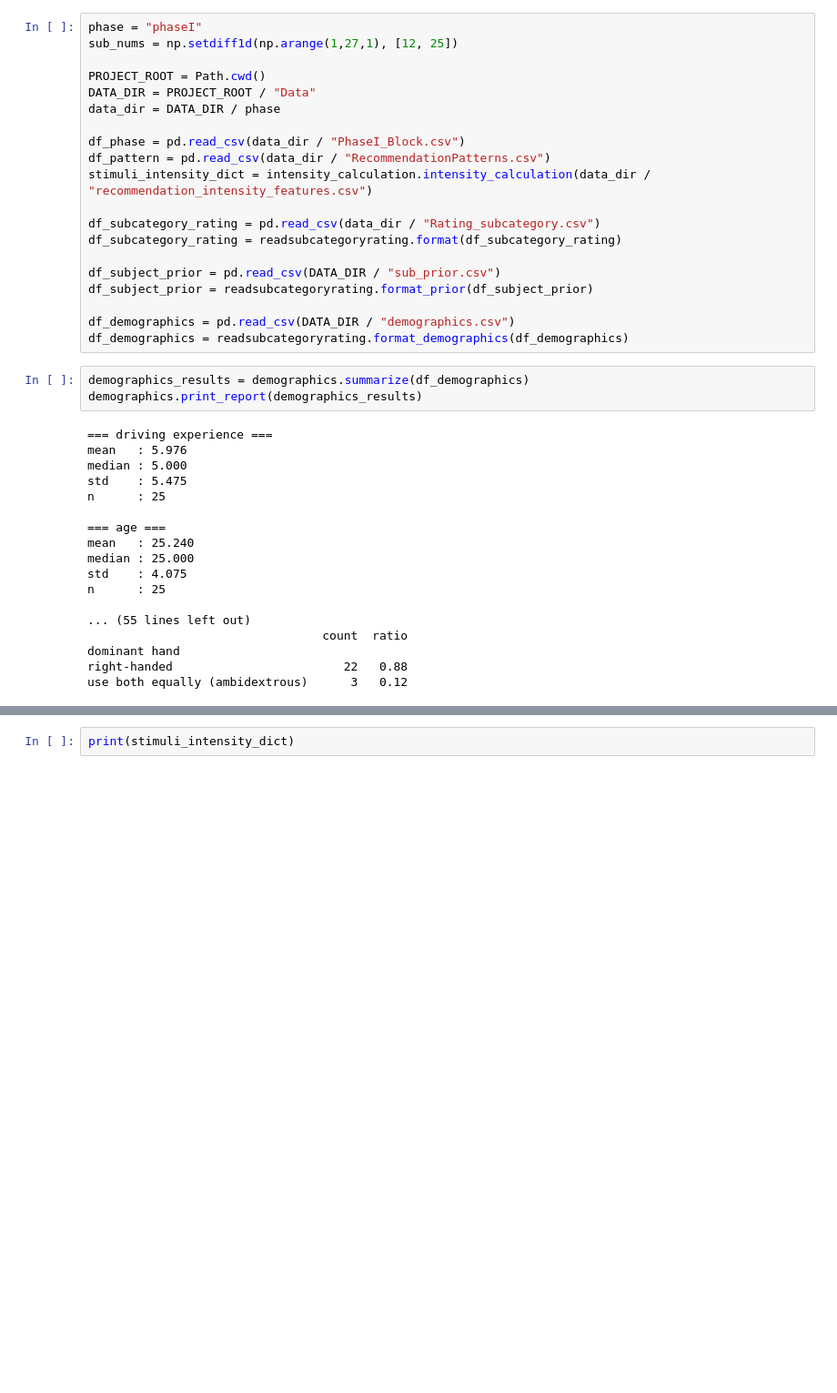
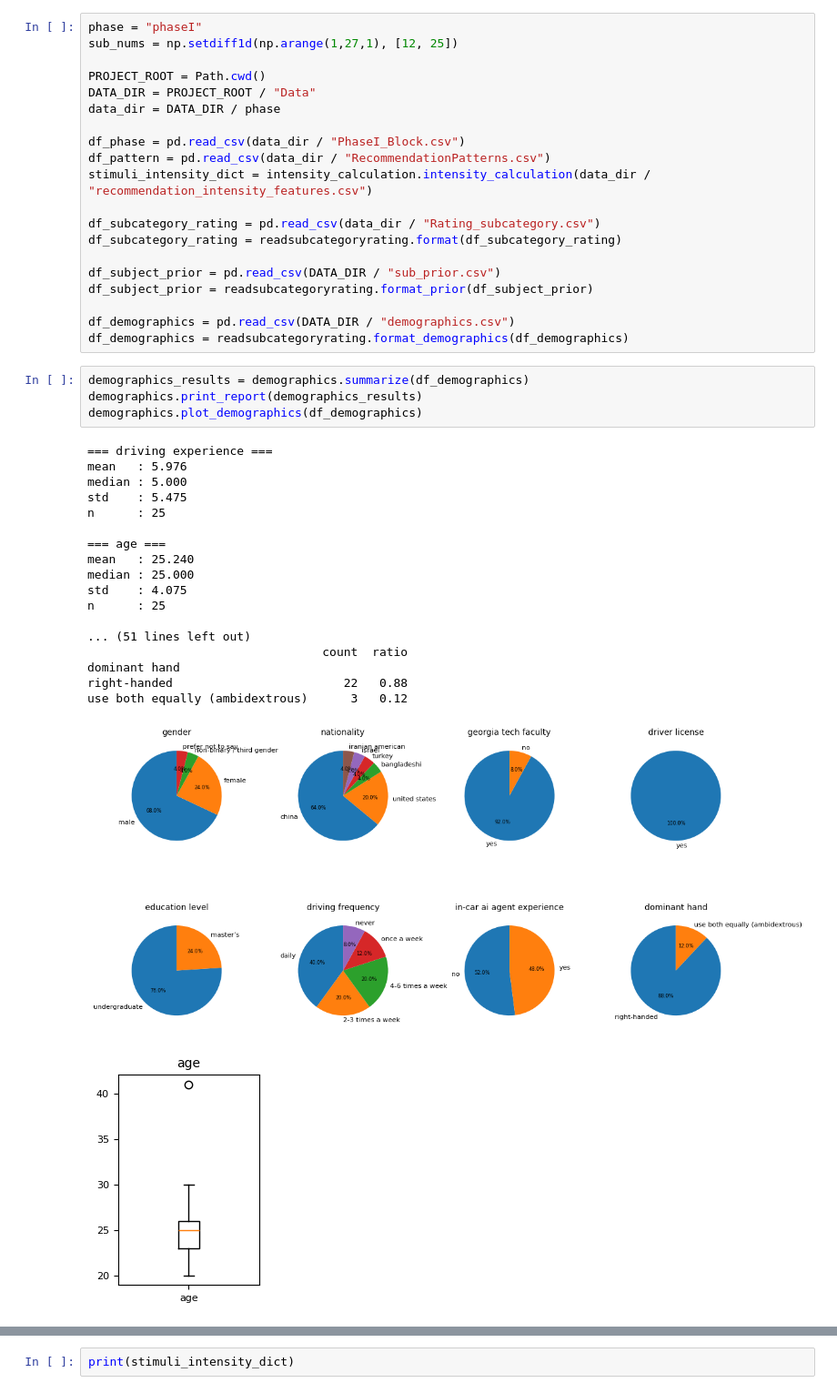
Before and after one commit to yxlin02/HCICarSim, a Jupyter notebook: DataAnalysis.ipynb, the cells around one changed output, grey strips where cells are left out. Shown at 91% size. Saved outputs shown, nothing was run; the diff lists cells and outputs as text; blank space fills up the shorter version.

Commit message:
demographics

```diff
--- a/DataAnalysis.ipynb
+++ b/DataAnalysis.ipynb
@@ -55,21 +55,24 @@ df_demographics = readsubcategoryrating.format_demographics(df_demographics)
 # %%
 demographics_results = demographics.summarize(df_demographics)
 demographics.print_report(demographics_results)
+demographics.plot_demographics(df_demographics)
 # %% [output]
 === driving experience ===
 mean   : 5.976
 median : 5.000
 std    : 5.475
 n      : 25
 
 === age ===
 mean   : 25.240
 median : 25.000
 std    : 4.075
 n      : 25
 
-... (55 lines left out)
+... (51 lines left out)
                                  count  ratio
 dominant hand
 right-handed                        22   0.88
 use both equally (ambidextrous)      3   0.12
+[figure, added]
+[figure, added]
```
Also changed, not shown: parts of 1 cell of this notebook, 2 other files.
